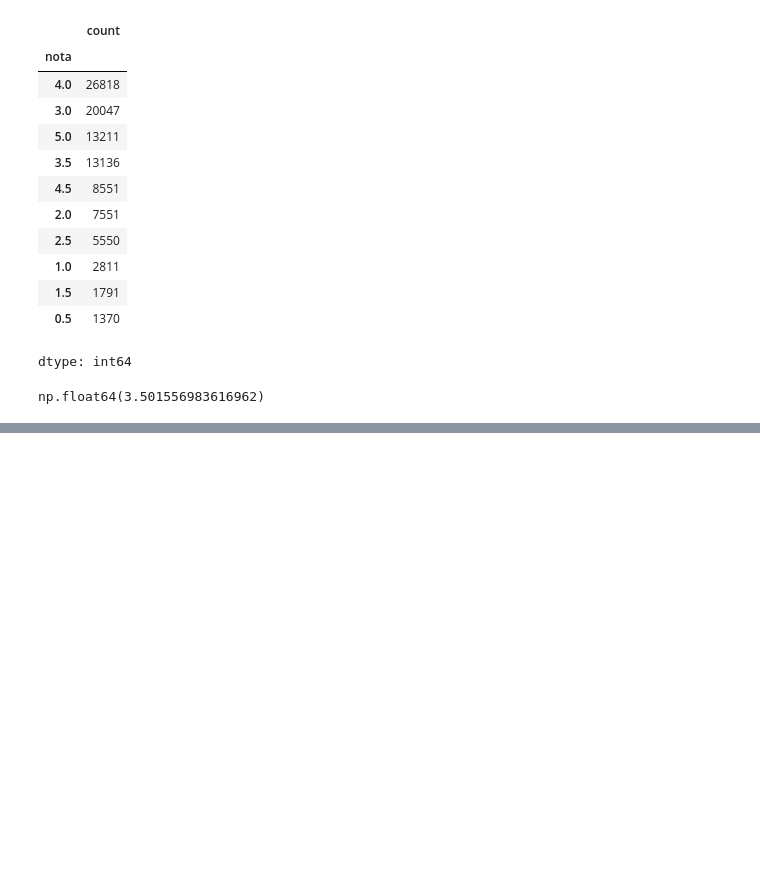
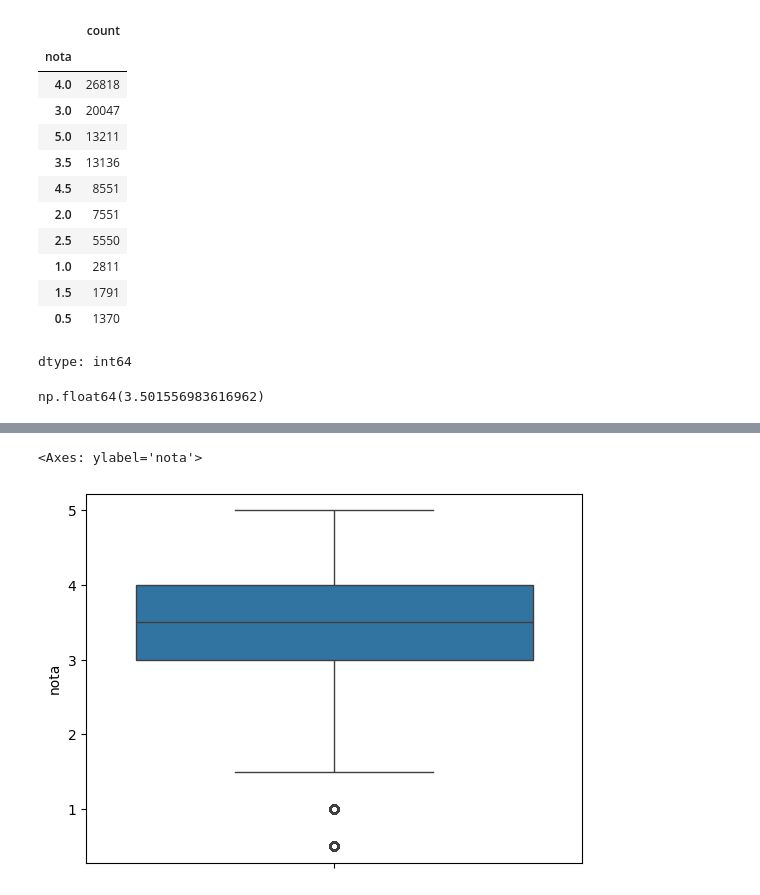
Before and after one commit to MatheusFVieira/Curso_DataScience, a Jupyter notebook: Introducao_Data_Science.ipynb, the cells around one changed output, grey strips where cells are left out. Drawn from its saved outputs; the diff is of its cells as text; code cells hidden in the pictures; blank space fills up the shorter version.

```diff
--- a/Introducao_Data_Science.ipynb
+++ b/Introducao_Data_Science.ipynb
@@ -76,0 +108,7 @@ np.float64(3.501556983616962)
+# %%
+import seaborn as sns
+
+sns.boxplot(notas["nota"])
+# %% [output]
+<Axes: ylabel='nota'>
+[figure, added]
```
Also changed, not shown: parts of 13 cells of this notebook.
